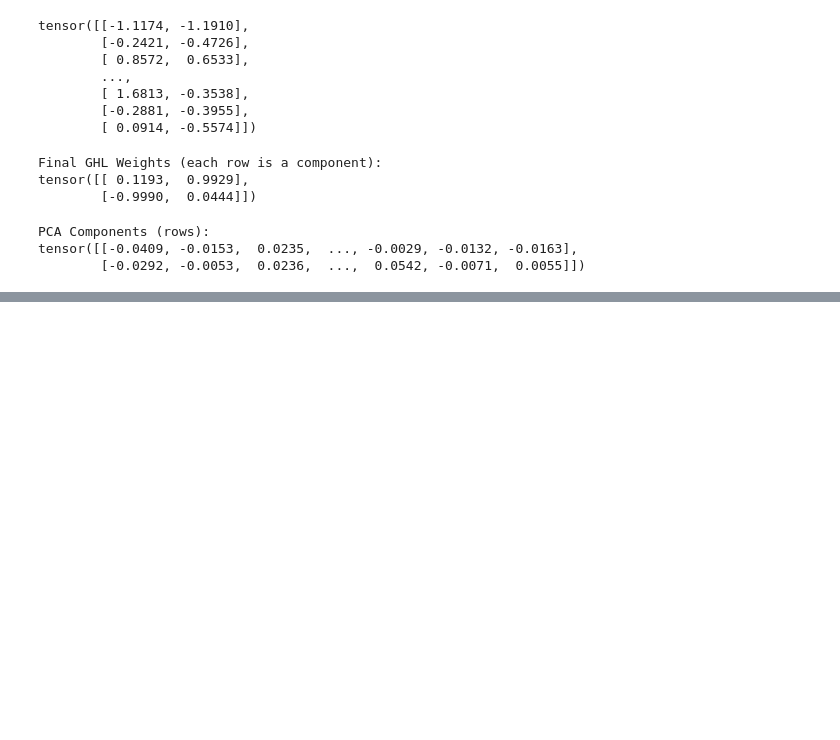
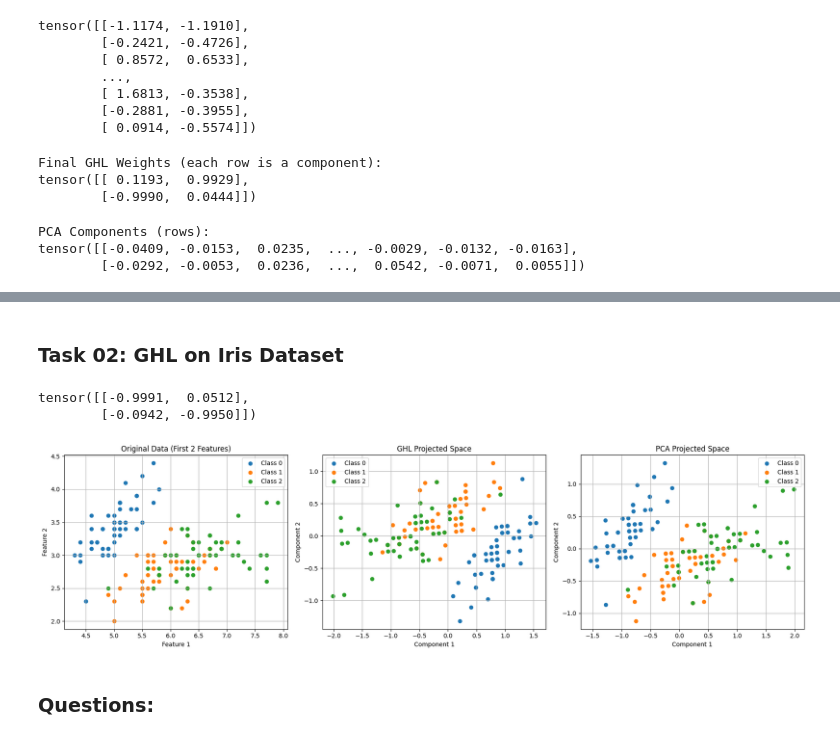
Before and after one commit to KATTA-00/CO542-Neural-Networks-Labs, a Jupyter notebook: lab03/E19129_lab03.ipynb, the cells around one changed output, grey strips where cells are left out. Saved outputs shown, nothing was run; the diff lists cells and outputs as text; code cells hidden in the pictures; blank space fills up the shorter version.

```diff
--- a/lab03/E19129_lab03.ipynb
+++ b/lab03/E19129_lab03.ipynb
@@ -80,0 +245,2 @@ tensor([[-0.0409, -0.0153,  0.0235,  ..., -0.0029, -0.0132, -0.0163],
+# %% [markdown]
+### **Task 02: GHL on Iris Dataset**
@@ -80,0 +249,9 @@ tensor([[-0.0409, -0.0153,  0.0235,  ..., -0.0029, -0.0132, -0.0163],
+# %%
+# --- Load Iris Dataset ---
+iris = load_iris()
+X = iris.data[:, :2]  # First 2 features
+y = iris.target
+X = torch.tensor(X, dtype=torch.float32)
+# %%
+# --- Center the Data ---
+X_centered = X - X.mean(dim=0)
@@ -80,0 +271,55 @@ tensor([[-0.0409, -0.0153,  0.0235,  ..., -0.0029, -0.0132, -0.0163],
+# %%
+# --- Run GHL ---
+ghl_weights = run_ghl(X_centered, n_components=2, lr=0.01, n_epochs=100)
+
+# --- Project Data using GHL ---
+X_ghl_proj = (ghl_weights @ X_centered.T).T.detach().numpy()
+
+# --- Compare with PCA ---
+pca = PCA(n_components=2)
+X_pca_proj = pca.fit_transform(X_centered)
+# %%
+ghl_weights
+# %% [output]
+tensor([[-0.9991,  0.0512],
+        [-0.0942, -0.9950]])
+# %%
+# --- Visualization ---
+plt.figure(figsize=(18, 5))
+
+# Original Data
+plt.subplot(1, 3, 1)
+plt.title("Original Data (First 2 Features)")
+for label in torch.unique(torch.tensor(y)):
+    plt.scatter(X[y == label, 0], X[y == label, 1], label=f'Class {label}')
+plt.xlabel('Feature 1')
+plt.ylabel('Feature 2')
+plt.legend()
+plt.grid(True)
+
+# GHL Projected Space
+plt.subplot(1, 3, 2)
+plt.title("GHL Projected Space")
+for label in torch.unique(torch.tensor(y)):
+    plt.scatter(X_ghl_proj[y == label, 0], X_ghl_proj[y == label, 1], label=f'Class {label}')
+plt.xlabel('Component 1')
+plt.ylabel('Component 2')
+plt.legend()
+plt.grid(True)
+
+# PCA Projected Space
+plt.subplot(1, 3, 3)
+plt.title("PCA Projected Space")
+for label in torch.unique(torch.tensor(y)):
+    plt.scatter(X_pca_proj[y == label, 0], X_pca_proj[y == label, 1], label=f'Class {label}')
+plt.xlabel('Component 1')
+plt.ylabel('Component 2')
+plt.legend()
+plt.grid(True)
+
+plt.tight_layout()
+plt.show()
+# %% [output]
+[figure, added]
+# %% [markdown]
+### **Questions:**
```
Also changed, not shown: parts of 25 cells of this notebook.
